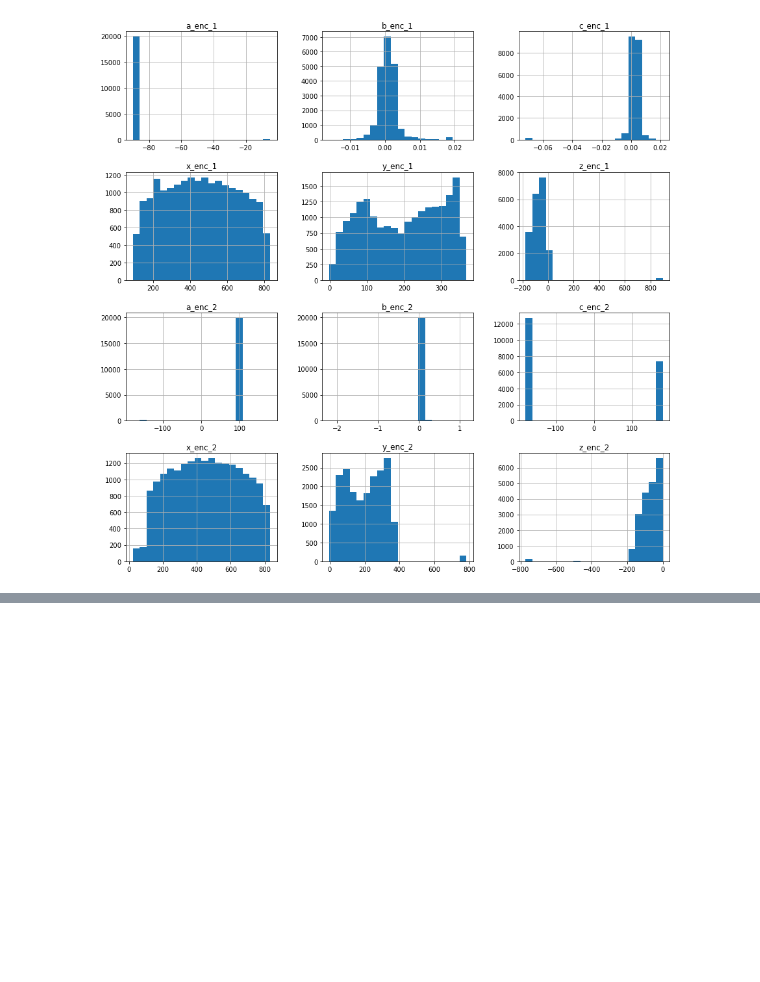
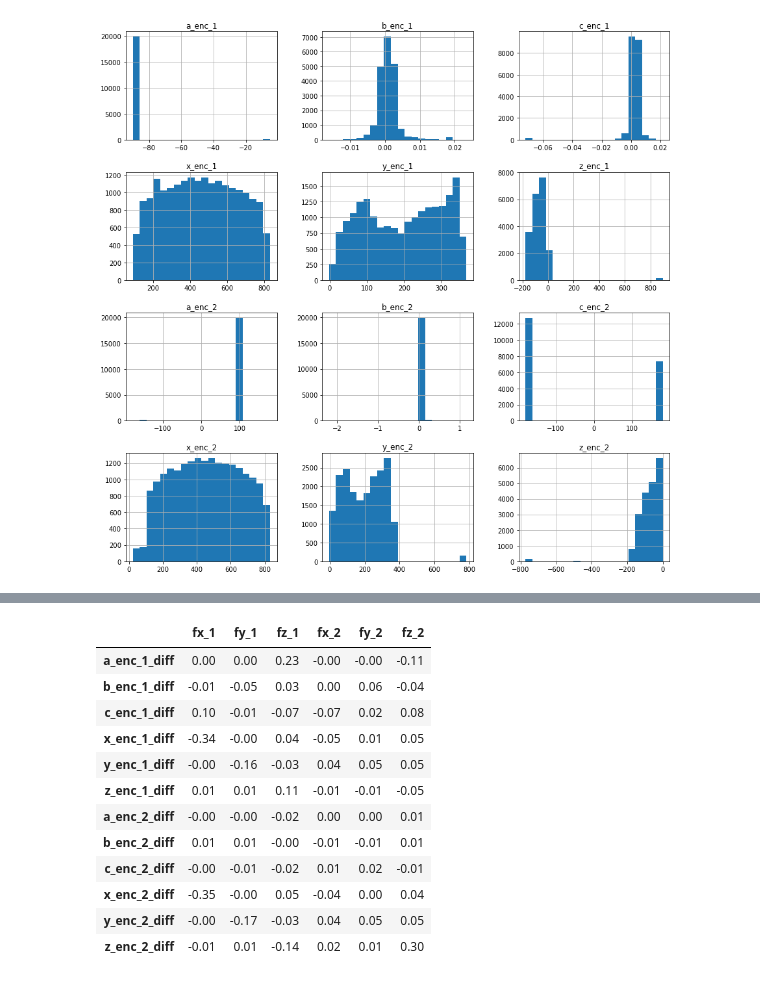
Before and after one commit to aumyfarhan/robot_force_prediction, a Jupyter notebook: Exploratory_Data_Analysis.ipynb, the cells around one changed output, grey strips where cells are left out. Drawn from its saved outputs; the diff is of its cells as text; code cells hidden in the pictures; blank space fills up the shorter version.

```diff
--- a/Exploratory_Data_Analysis.ipynb
+++ b/Exploratory_Data_Analysis.ipynb
@@ -555,0 +595,19 @@ No  auto-regressive property
+# %%
+data_2, diff_features = add_diff_features(data_2)
+data_filtered = data_2[diff_features + output_columns]
+corr = data_filtered.corr().filter(items=diff_features, axis=0)[output_columns]
+corr.style.background_gradient(cmap='coolwarm').set_precision(2)
+# %% [output]
+|  | fx_1 | fy_1 | fz_1 | fx_2 | fy_2 | fz_2 |
+| a_enc_1_diff | 0.00 | 0.00 | 0.23 | -0.00 | -0.00 | -0.11 |
+| b_enc_1_diff | -0.01 | -0.05 | 0.03 | 0.00 | 0.06 | -0.04 |
+| c_enc_1_diff | 0.10 | -0.01 | -0.07 | -0.07 | 0.02 | 0.08 |
+| x_enc_1_diff | -0.34 | -0.00 | 0.04 | -0.05 | 0.01 | 0.05 |
+| y_enc_1_diff | -0.00 | -0.16 | -0.03 | 0.04 | 0.05 | 0.05 |
+| z_enc_1_diff | 0.01 | 0.01 | 0.11 | -0.01 | -0.01 | -0.05 |
+| a_enc_2_diff | -0.00 | -0.00 | -0.02 | 0.00 | 0.00 | 0.01 |
+| b_enc_2_diff | 0.01 | 0.01 | -0.00 | -0.01 | -0.01 | 0.01 |
+| c_enc_2_diff | -0.00 | -0.01 | -0.02 | 0.01 | 0.02 | -0.01 |
+| x_enc_2_diff | -0.35 | -0.00 | 0.05 | -0.04 | 0.00 | 0.04 |
+| y_enc_2_diff | -0.00 | -0.17 | -0.03 | 0.04 | 0.05 | 0.05 |
+| z_enc_2_diff | -0.01 | 0.01 | -0.14 | 0.02 | 0.01 | 0.30 |
```
Also changed, not shown: parts of 61 cells of this notebook.
